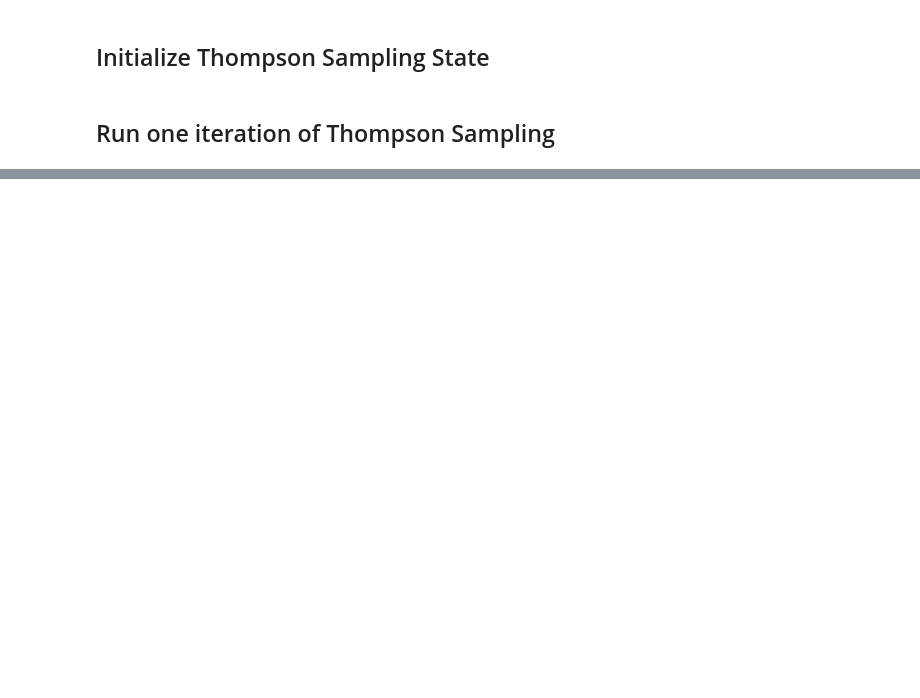
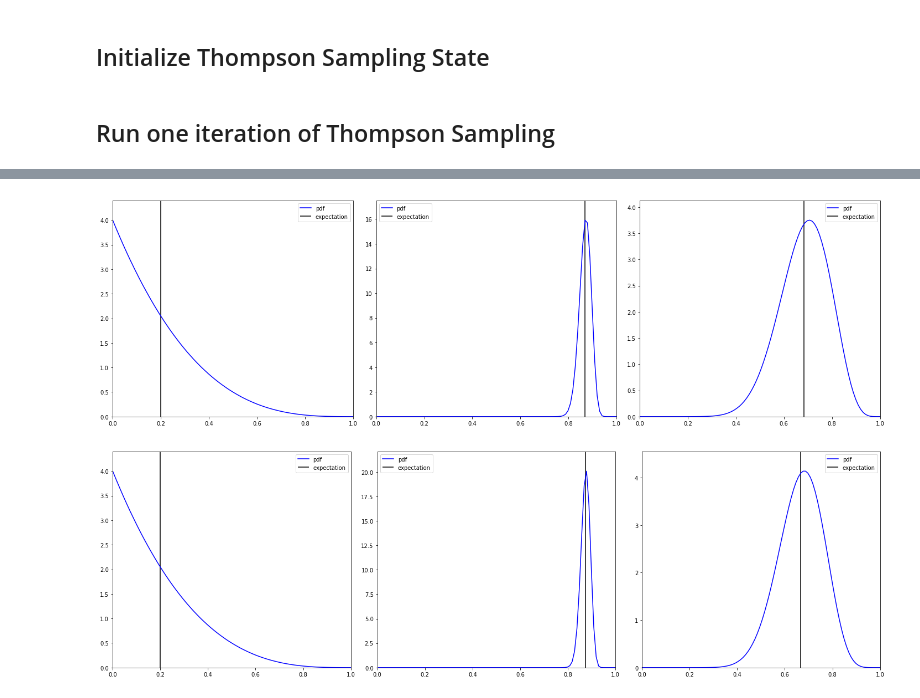
Before and after one commit to CourseReps/ECEN689-Fall2018, a Jupyter notebook: Students/mason-rumuly/tutorial/thompson_sampling_demo.ipynb, the cells around one changed output, grey strips where cells are left out. Saved outputs shown, nothing was run; the diff lists cells and outputs as text; code cells hidden in the pictures; blank space fills up the shorter version.

```diff
--- a/Students/mason-rumuly/tutorial/thompson_sampling_demo.ipynb
+++ b/Students/mason-rumuly/tutorial/thompson_sampling_demo.ipynb
@@ -115,0 +116,13 @@ No payout
+# %%
+# sample 100 times
+postplot(knowledge)
+for _ in range(100):
+    choice = np.argmax([np.random.beta(a, b) for a, b in knowledge])
+    result = multi_arm_bandit[choice].pull()
+    # update knowledge
+    knowledge[choice] = (knowledge[choice][0] + result), (knowledge[choice][1] + 1 - result)
+    ns += 1
+postplot(knowledge)
+# %% [output]
+[figure, added]
+[figure, added]
```
Also changed, not shown: parts of 5 cells of this notebook.
